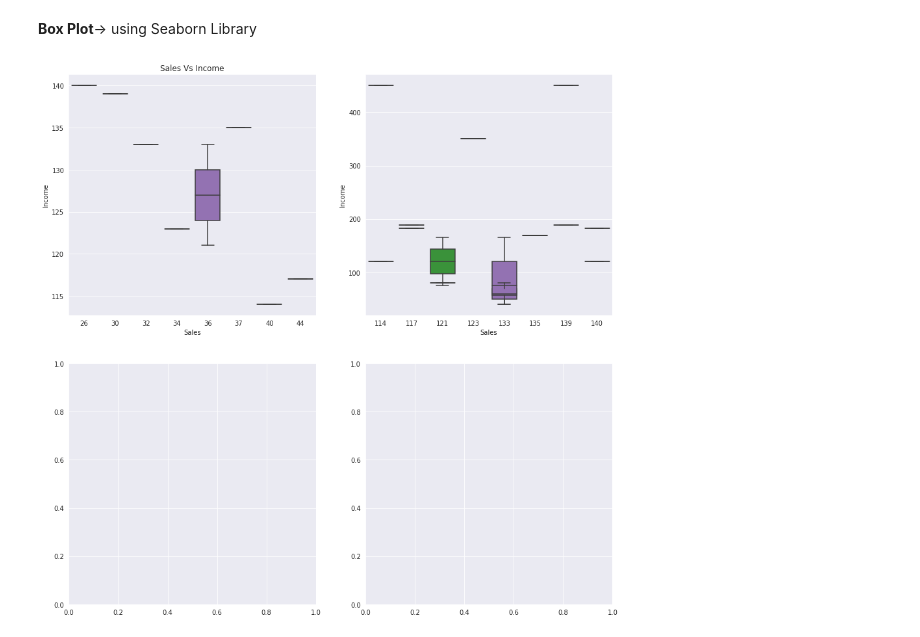
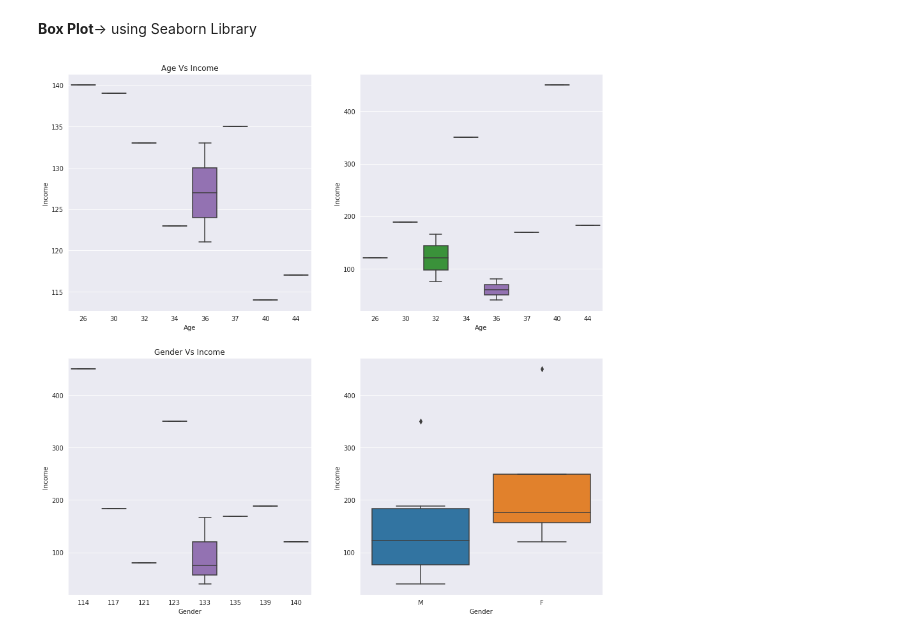
Before and after one commit to AyeshaAreej/Machine-Learning-Python-, a Jupyter notebook: Graphs.ipynb, the cells around one changed output. Saved outputs shown, nothing was run; the diff lists cells and outputs as text; code cells hidden in the pictures.

```diff
--- a/Graphs.ipynb
+++ b/Graphs.ipynb
@@ -125,23 +125,29 @@ plt.show()
 # %%
 #using my above created data frame
 sns.set_style('darkgrid')
 fig, axis=plt.subplots(2,2, figsize=(15,15))
 
 sns.boxplot(data=df, x='Age', y='Sales', ax=axis[0,0])
 axis[0,0].set_xlabel('Age')
 axis[0,0].set_ylabel('Sales')
 axis[0,0].set_title('Age Vs Sales')
 
 sns.boxplot(data=df, x='Age', y='Income', ax=axis[0,1])
 axis[0,0].set_xlabel('Age')
 axis[0,0].set_ylabel('Income')
 axis[0,0].set_title('Age Vs Income')
 
-sns.boxplot(data=df, x='Sales', y='Income', ax=axis[0,1])
-axis[0,0].set_xlabel('Sales')
-axis[0,0].set_ylabel('Income')
-axis[0,0].set_title('Sales Vs Income')
+sns.boxplot(data=df, x='Sales', y='Income', ax=axis[1,0])
+axis[1,0].set_xlabel('Sales')
+axis[1,0].set_ylabel('Income')
+axis[1,0].set_title('Sales Vs Income')
+
+sns.boxplot(data=df, x='Gender', y='Income', ax=axis[1,1])
+axis[1,0].set_xlabel('Gender')
+axis[1,0].set_ylabel('Income')
+axis[1,0].set_title('Gender Vs Income')
+
 
 plt.show()
 # %% [output]
-[figure, old version]
+[figure, new version]
```
Also changed, not shown: parts of 4 cells of this notebook.
